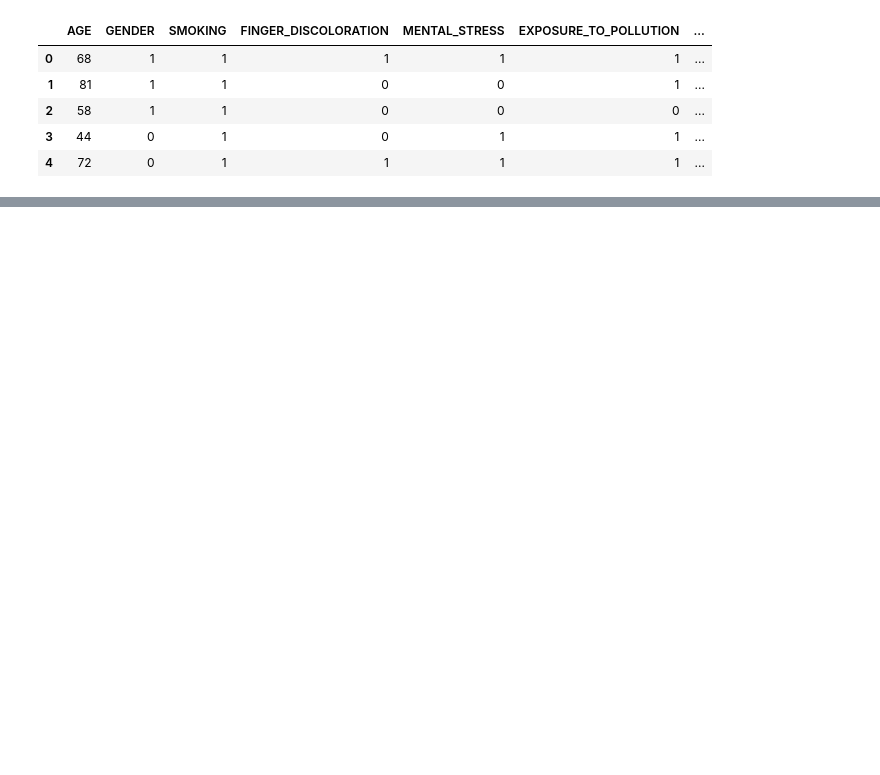
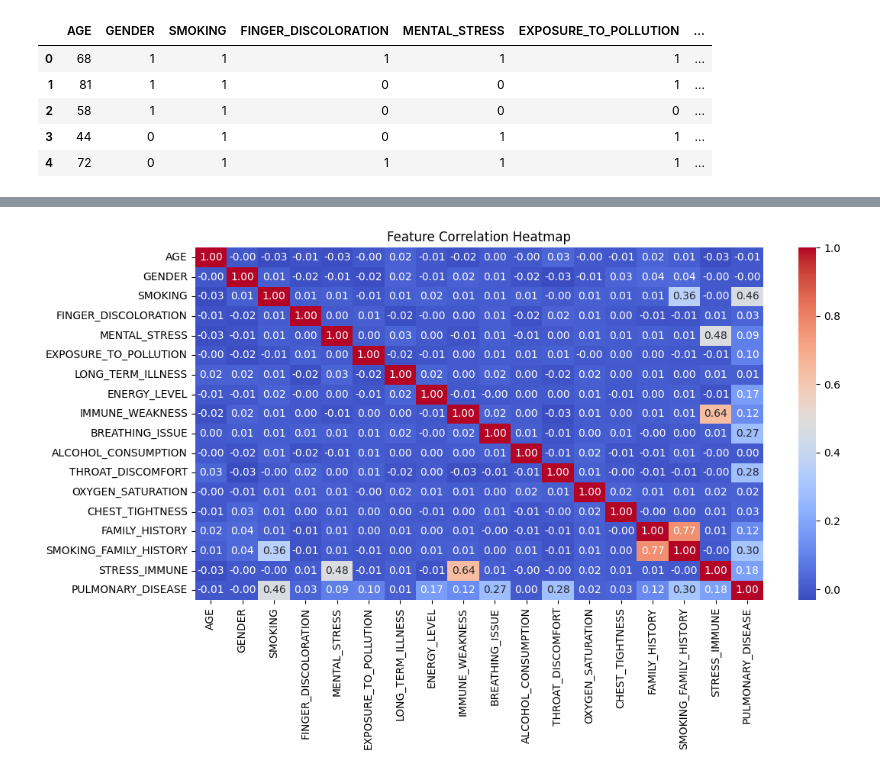
Before and after one commit to Ukandu20/Health-Analytics, a Jupyter notebook: Lung Cancer Prediction & Analysis/Lung_Cancer_Prediction.ipynb, the cells around one changed output, grey strips where cells are left out. Drawn from its saved outputs; the diff is of its cells as text; code cells hidden in the pictures; blank space fills up the shorter version.

```diff
--- a/Lung Cancer Prediction & Analysis/Lung_Cancer_Prediction.ipynb
+++ b/Lung Cancer Prediction & Analysis/Lung_Cancer_Prediction.ipynb
@@ -43,0 +145,9 @@ dtype: object
+# %%
+# Convert 'PULMONARY_DISEASE' column to integer (No → 0, Yes → 1)
+if 'PULMONARY_DISEASE' in df.columns:
+    df['PULMONARY_DISEASE'] = df['PULMONARY_DISEASE'].map({'No': 0, 'Yes': 1, 'YES': 1, 'NO': 0}).fillna(0).astype(int)
+
+# Create a numeric-only DataFrame (drop non-numeric columns)
+df_numeric = df.select_dtypes(include=[np.number])
+
+df_numeric.head()
@@ -43,0 +161,11 @@ dtype: object
+# %%
+plt.figure(figsize=(12,6))
+
+
+
+# Create heatmap
+sns.heatmap(df_numeric.corr(), annot=True, cmap='coolwarm', fmt=".2f")
+plt.title("Feature Correlation Heatmap")
+plt.show()
+# %% [output]
+[figure, added]
```
Also changed, not shown: parts of 13 cells of this notebook.
